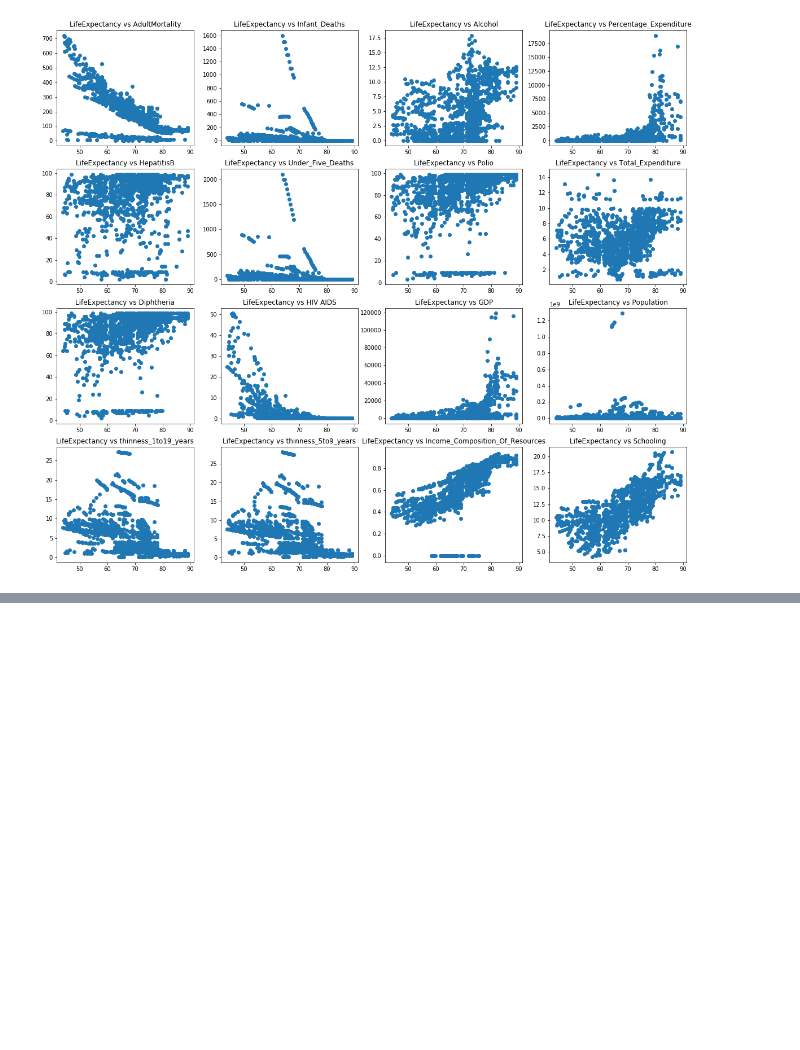
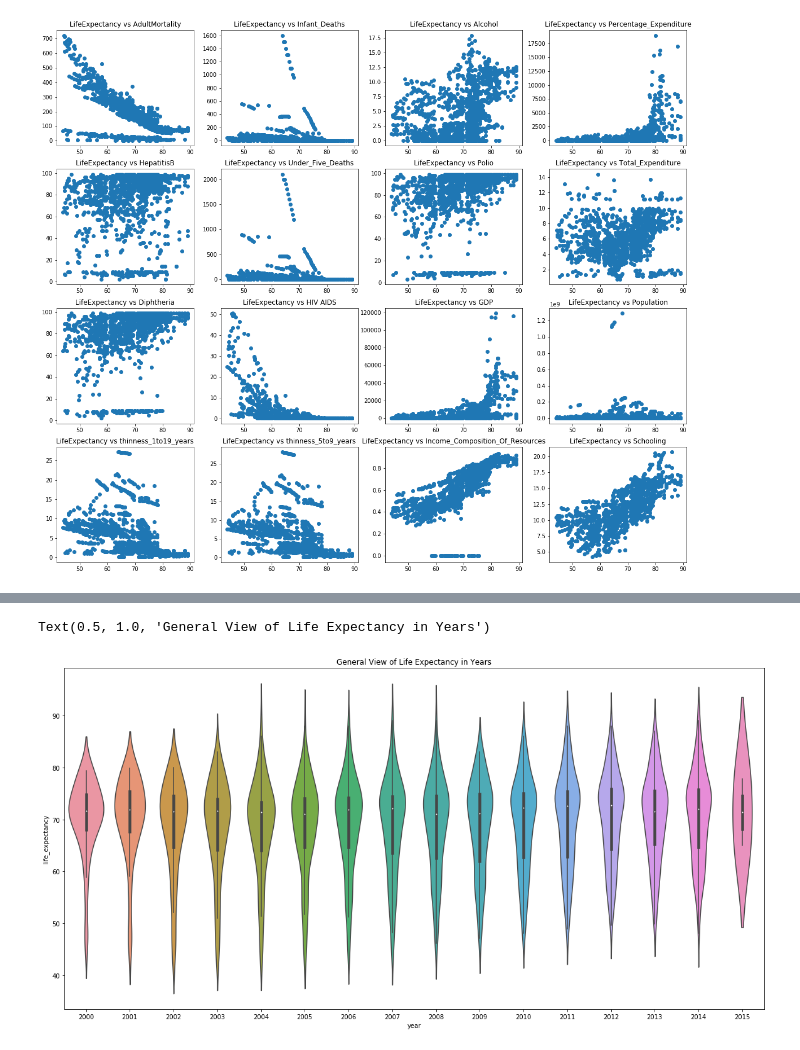
Before and after one commit to PRISLK/Mavericks_Data_Analysis, a Jupyter notebook: Life_Expectancy_Data_Analysis.ipynb, the cells around one changed output, grey strips where cells are left out. Saved outputs shown, nothing was run; the diff lists cells and outputs as text; code cells hidden in the pictures; blank space fills up the shorter version.

Commit message:
violinplot

```diff
--- a/Life_Expectancy_Data_Analysis.ipynb
+++ b/Life_Expectancy_Data_Analysis.ipynb
@@ -341,0 +371,7 @@ plt.show()
+# %%
+plt.figure(figsize=(20,10))
+sns.violinplot(x=modified_data_set['year'], y=modified_data_set["life_expectancy"], data=modified_data_set)
+plt.title('General View of Life Expectancy in Years')
+# %% [output]
+Text(0.5, 1.0, 'General View of Life Expectancy in Years')
+[figure, added]
```
Also changed, not shown: parts of 4 cells of this notebook.
